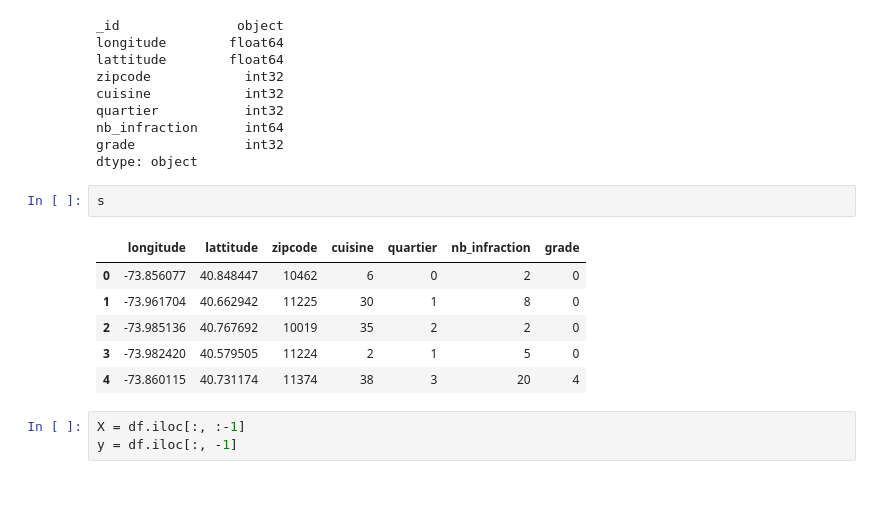
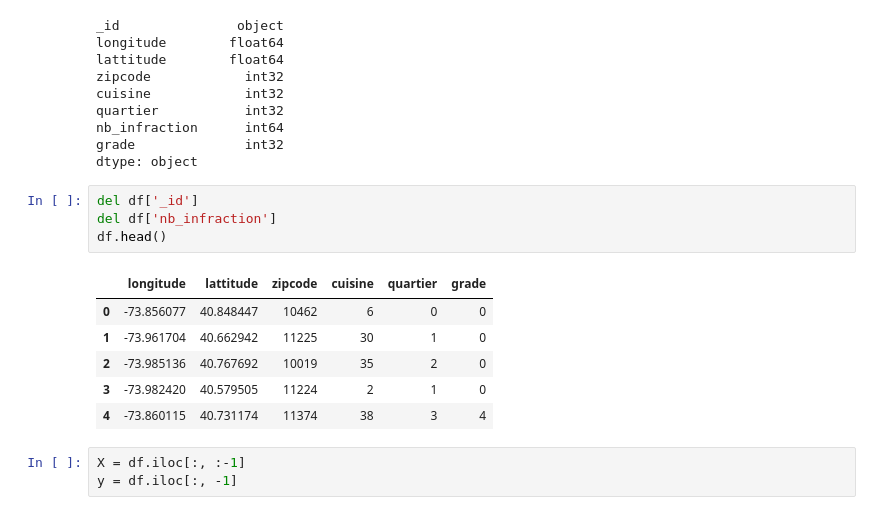
Before and after one commit to atchiasso/IAData_cours_2, a Jupyter notebook: Big Data/projet_bigdata_copy.ipynb, the cells around one changed output. Drawn from its saved outputs; the diff is of its cells as text.

```diff
--- a/Big Data/projet_bigdata_copy.ipynb
+++ b/Big Data/projet_bigdata_copy.ipynb
@@ -251,15 +251,17 @@ quartier           int32
 nb_infraction      int64
 grade              int32
 dtype: object
-# %%
-s
-# %% [output]
-|  | longitude | lattitude | zipcode | cuisine | quartier | nb_infraction | grade |
-| 0 | -73.856077 | 40.848447 | 10462 | 6 | 0 | 2 | 0 |
-| 1 | -73.961704 | 40.662942 | 11225 | 30 | 1 | 8 | 0 |
-| 2 | -73.985136 | 40.767692 | 10019 | 35 | 2 | 2 | 0 |
-| 3 | -73.982420 | 40.579505 | 11224 | 2 | 1 | 5 | 0 |
-| 4 | -73.860115 | 40.731174 | 11374 | 38 | 3 | 20 | 4 |
+# %%
+del df['_id']
+del df['nb_infraction']
+df.head()
+# %% [output]
+|  | longitude | lattitude | zipcode | cuisine | quartier | grade |
+| 0 | -73.856077 | 40.848447 | 10462 | 6 | 0 | 0 |
+| 1 | -73.961704 | 40.662942 | 11225 | 30 | 1 | 0 |
+| 2 | -73.985136 | 40.767692 | 10019 | 35 | 2 | 0 |
+| 3 | -73.982420 | 40.579505 | 11224 | 2 | 1 | 0 |
+| 4 | -73.860115 | 40.731174 | 11374 | 38 | 3 | 4 |
 # %%
 X = df.iloc[:, :-1]
 y = df.iloc[:, -1]
```
Also changed, not shown: parts of 13 cells of this notebook, 1 other file.
